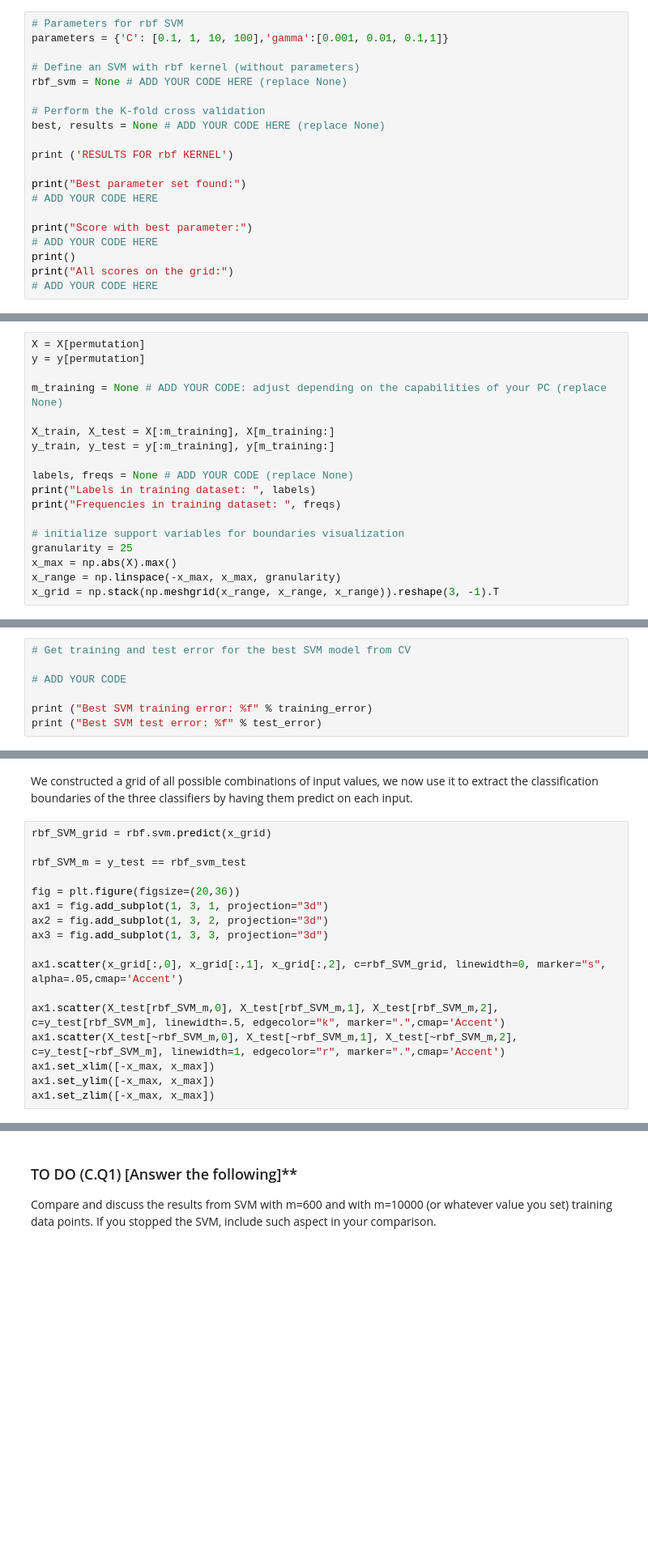
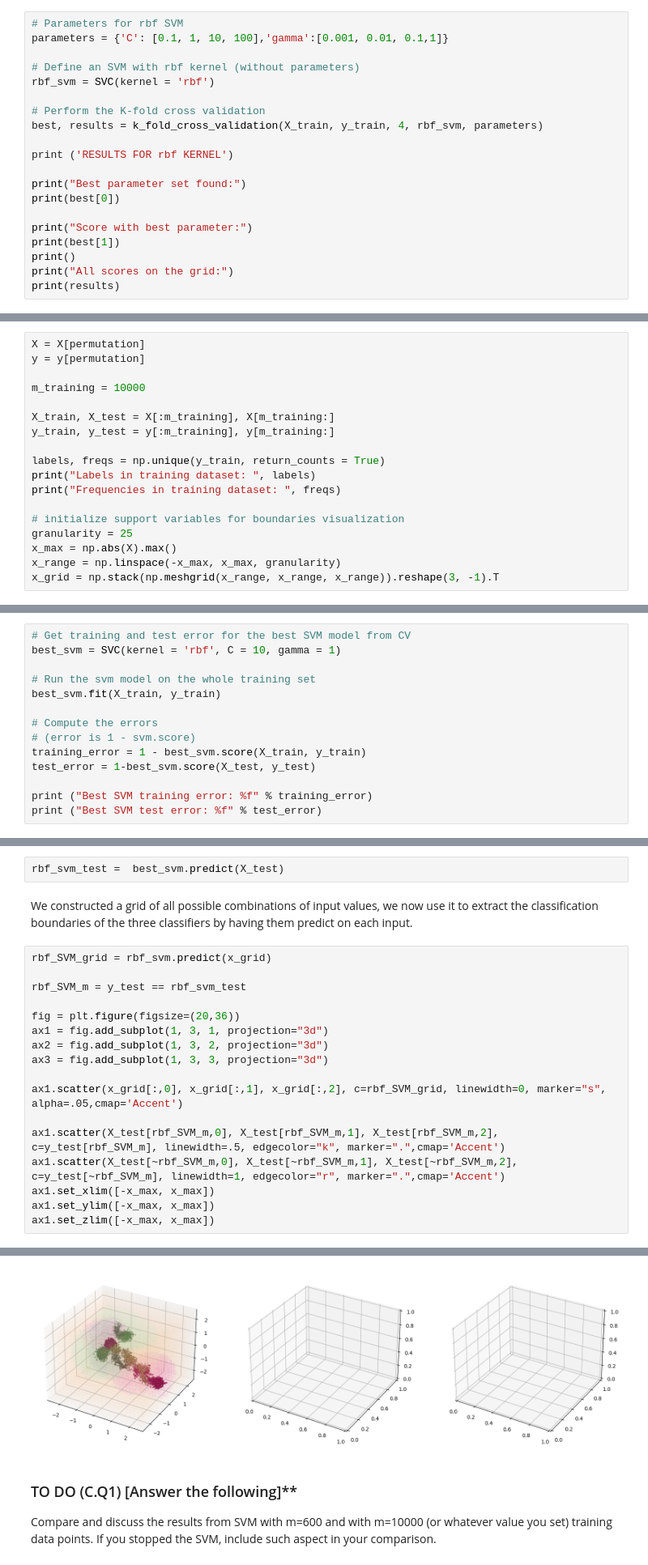
Before and after one commit to darioliotta/MachineLearning-Homeworks, a Jupyter notebook: 2/Liotta_Dario_lab2.ipynb, the cells around one changed output, grey strips where cells are left out. Shown: that part at 81% size. Saved outputs shown, nothing was run; the diff lists cells and outputs as text; blank space fills up the shorter version.

```diff
--- a/2/Liotta_Dario_lab2.ipynb
+++ b/2/Liotta_Dario_lab2.ipynb
@@ -309,18 +327,18 @@ Pick a model for the Radial Basis Function kernel:
 parameters = {'C': [0.1, 1, 10, 100],'gamma':[0.001, 0.01, 0.1,1]}
 
 # Define an SVM with rbf kernel (without parameters)
-rbf_svm = None # ADD YOUR CODE HERE (replace None)
+rbf_svm = SVC(kernel = 'rbf')
 
 # Perform the K-fold cross validation
-best, results = None # ADD YOUR CODE HERE (replace None)
+best, results = k_fold_cross_validation(X_train, y_train, 4, rbf_svm, parameters)
 
 print ('RESULTS FOR rbf KERNEL')
 
 print("Best parameter set found:")
-# ADD YOUR CODE HERE
+print(best[0])
 
 print("Score with best parameter:")
-# ADD YOUR CODE HERE
+print(best[1])
 print()
 print("All scores on the grid:")
-# ADD YOUR CODE HERE
+print(results)
@@ -390,12 +433,12 @@ Choose a higher number of data points (e.g. x = 10000) for training data dependi
 X = X[permutation]
 y = y[permutation]
 
-m_training = None # ADD YOUR CODE: adjust depending on the capabilities of your PC (replace None)
+m_training = 10000
 
 X_train, X_test = X[:m_training], X[m_training:]
 y_train, y_test = y[:m_training], y[m_training:]
 
-labels, freqs = None # ADD YOUR CODE (replace None)
+labels, freqs = np.unique(y_train, return_counts = True)
 print("Labels in training dataset: ", labels)
 print("Frequencies in training dataset: ", freqs)
 
@@ -410,8 +456,15 @@ x_grid = np.stack(np.meshgrid(x_range, x_range, x_range)).reshape(3, -1).T
 Let's try to use SVM with parameters obtained from the best model for $m_{training} =  10000$. Since it may take a long time to run, you can decide to just let it run for some time and stop it if it does not complete. If you decide to do this, report it in the TO DO (C.Q1) cell below.
 # %%
 # Get training and test error for the best SVM model from CV
+best_svm = SVC(kernel = 'rbf', C = 10, gamma = 1)
 
-# ADD YOUR CODE
+# Run the svm model on the whole training set
+best_svm.fit(X_train, y_train)
+
+# Compute the errors
+# (error is 1 - svm.score)
+training_error = 1 - best_svm.score(X_train, y_train)
+test_error = 1-best_svm.score(X_test, y_test)
 
 print ("Best SVM training error: %f" % training_error)
 print ("Best SVM test error: %f" % test_error)
@@ -428,7 +482,9 @@ rbf_svm_test = None # ADD YOUR CODE (replace None)
+# %%
+rbf_svm_test =  best_svm.predict(X_test)
 # %% [markdown]
 We constructed a grid of all possible combinations of input values, we now use it to extract the classification boundaries of the three classifiers by having them predict on each input.
 # %%
-rbf_SVM_grid = rbf.svm.predict(x_grid)
+rbf_SVM_grid = rbf_svm.predict(x_grid)
 
 rbf_SVM_m = y_test == rbf_svm_test
 
@@ -444,3 +500,4 @@ ax1.scatter(X_test[~rbf_SVM_m,0], X_test[~rbf_SVM_m,1], X_test[~rbf_SVM_m,2], c=
 ax1.set_xlim([-x_max, x_max])
 ax1.set_ylim([-x_max, x_max])
 ax1.set_zlim([-x_max, x_max])
+# %% [output]
@@ -447,3 +505,4 @@ ax1.set_zlim([-x_max, x_max])
+[figure, added]
 # %% [markdown]
 ### TO DO (C.Q1) [Answer the following]**
 
```
Also changed, not shown: parts of 13 cells of this notebook, 1 other file.
